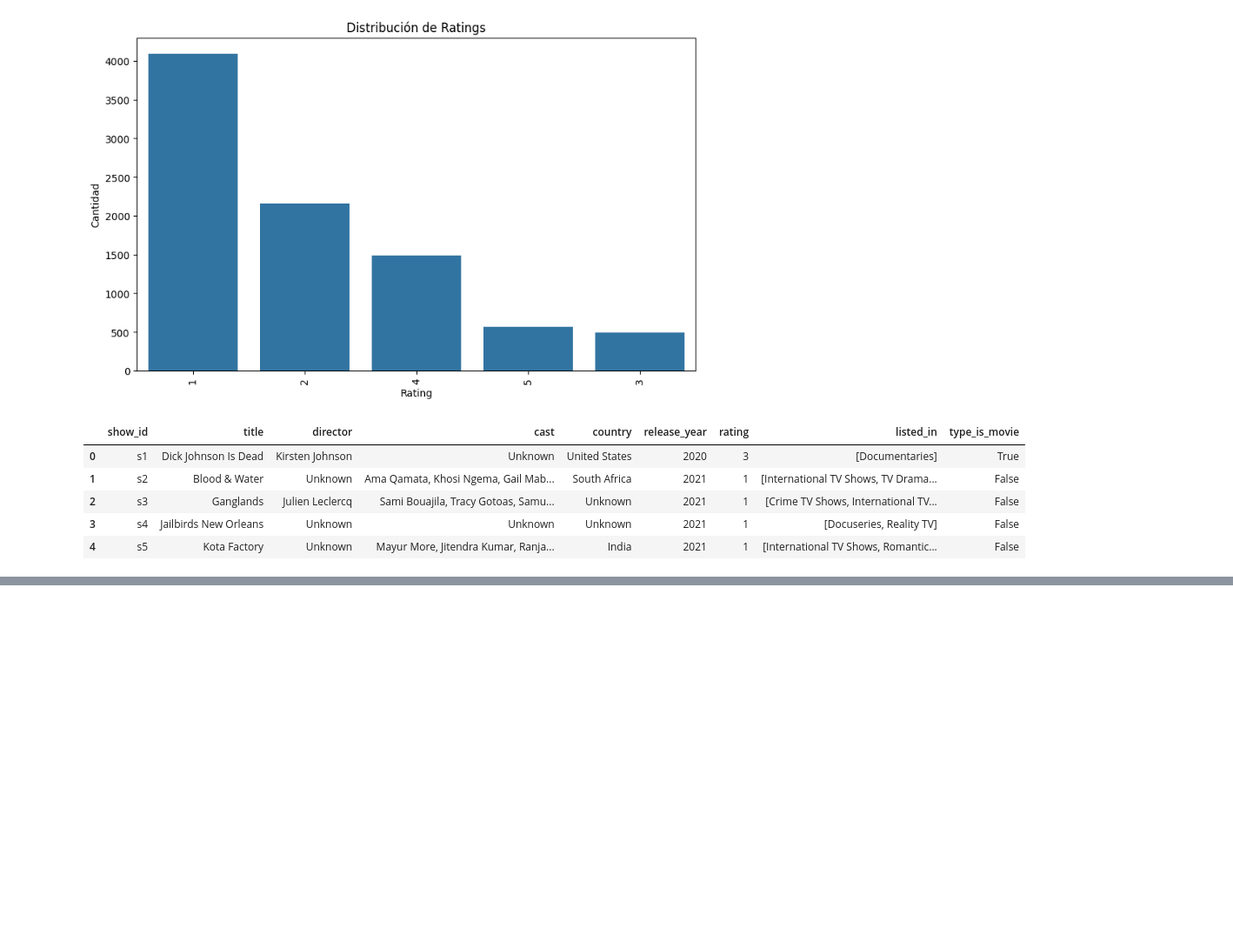
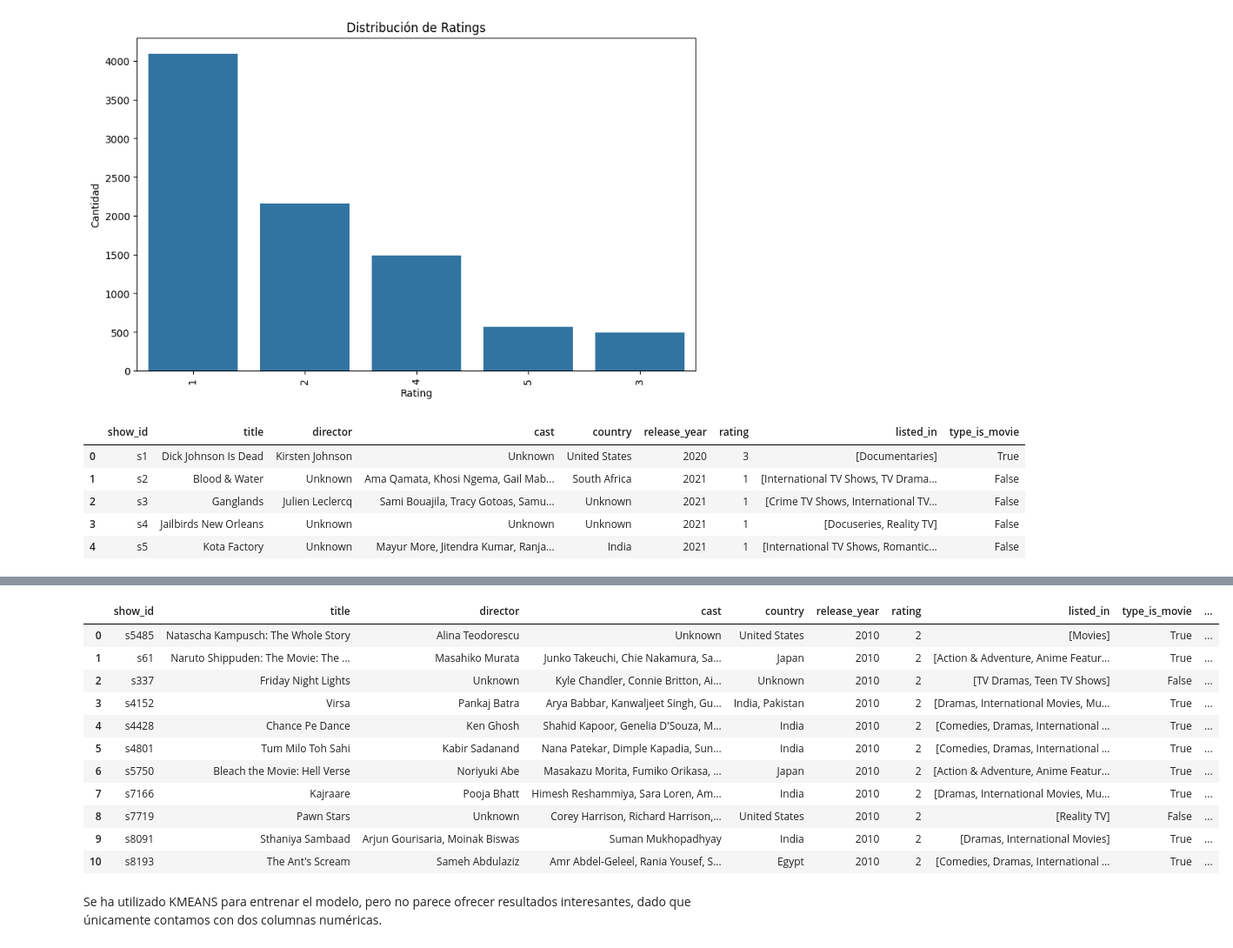
Before and after one commit to robertomartinezedu/Curso-IA-BigData, a Jupyter notebook: PIA/EntregaUd3.ipynb, the cells around one changed output, grey strips where cells are left out. Shown at 87% size. Saved outputs shown, nothing was run; the diff lists cells and outputs as text; code cells hidden in the pictures; blank space fills up the shorter version.

```diff
--- a/PIA/EntregaUd3.ipynb
+++ b/PIA/EntregaUd3.ipynb
@@ -423,0 +496,5 @@ dtype: int64
+# %%
+movie_id = 's5485'
+movie_index = netflix_df[netflix_df['show_id'] == movie_id].index[0]
+movie_cluster = netflix_df.loc[movie_index, 'cluster']
+print(f"La película con ID {movie_id} está en el clúster {movie_cluster}")
@@ -423,0 +528,16 @@ dtype: int64
+# %%
+from sklearn.metrics.pairwise import euclidean_distances
+
+# Obtener las características escaladas de la película de interés
+movie_features = df_scaled[movie_index].reshape(1, -1)
+
+# Calcular las distancias entre la película de interés y todas las demás
+distances = euclidean_distances(movie_features, df_scaled)
+
+# Obtener los índices de las 10 películas más cercanas
+closest_indices = distances.argsort()[0][1:11]  # Excluyendo la misma película
+
+# Obtener las 10 películas más cercanas
+recommended_movies = netflix_df.iloc[closest_indices][['show_id', 'title']]
+print("Películas recomendadas:")
+print(recommended_movies)
@@ -423,0 +557,24 @@ dtype: int64
+# %%
+recommended_movies_showids = recommended_movies['show_id'].tolist()
+datos_finales = netflix_df[netflix_df['show_id'].isin(recommended_movies_showids)]
+pelicula_s5485 = netflix_df[netflix_df['show_id'] == 's5485']
+
+# Concatena la película s5485 al principio de datos_finales
+datos_finales = pd.concat([pelicula_s5485, datos_finales], ignore_index=True)
+# %%
+datos_finales
+# %% [output]
+|  | show_id | title | director | cast | country | release_year | rating | listed_in | type_is_movie | ... |
+| 0 | s5485 | Natascha Kampusch: The Whole Story | Alina Teodorescu | Unknown | United States | 2010 | 2 | [Movies] | True | ... |
+| 1 | s61 | Naruto Shippuden: The Movie: The ... | Masahiko Murata | Junko Takeuchi, Chie Nakamura, Sa... | Japan | 2010 | 2 | [Action & Adventure, Anime Featur... | True | ... |
+| 2 | s337 | Friday Night Lights | Unknown | Kyle Chandler, Connie Britton, Ai... | Unknown | 2010 | 2 | [TV Dramas, Teen TV Shows] | False | ... |
+| 3 | s4152 | Virsa | Pankaj Batra | Arya Babbar, Kanwaljeet Singh, Gu... | India, Pakistan | 2010 | 2 | [Dramas, International Movies, Mu... | True | ... |
+| 4 | s4428 | Chance Pe Dance | Ken Ghosh | Shahid Kapoor, Genelia D'Souza, M... | India | 2010 | 2 | [Comedies, Dramas, International ... | True | ... |
+| 5 | s4801 | Tum Milo Toh Sahi | Kabir Sadanand | Nana Patekar, Dimple Kapadia, Sun... | India | 2010 | 2 | [Comedies, Dramas, International ... | True | ... |
+| 6 | s5750 | Bleach the Movie: Hell Verse | Noriyuki Abe | Masakazu Morita, Fumiko Orikasa, ... | Japan | 2010 | 2 | [Action & Adventure, Anime Featur... | True | ... |
+| 7 | s7166 | Kajraare | Pooja Bhatt | Himesh Reshammiya, Sara Loren, Am... | India | 2010 | 2 | [Dramas, International Movies, Mu... | True | ... |
+| 8 | s7719 | Pawn Stars | Unknown | Corey Harrison, Richard Harrison,... | United States | 2010 | 2 | [Reality TV] | False | ... |
+| 9 | s8091 | Sthaniya Sambaad | Arjun Gourisaria, Moinak Biswas | Suman Mukhopadhyay | India | 2010 | 2 | [Dramas, International Movies] | True | ... |
+| 10 | s8193 | The Ant's Scream | Sameh Abdulaziz | Amr Abdel-Geleel, Rania Yousef, S... | Egypt | 2010 | 2 | [Comedies, Dramas, International ... | True | ... |
+# %% [markdown]
+Se ha utilizado KMEANS para entrenar el modelo, pero no parece ofrecer resultados interesantes, dado que únicamente contamos con dos columnas numéricas.
```
Also changed, not shown: parts of 13 cells of this notebook.
